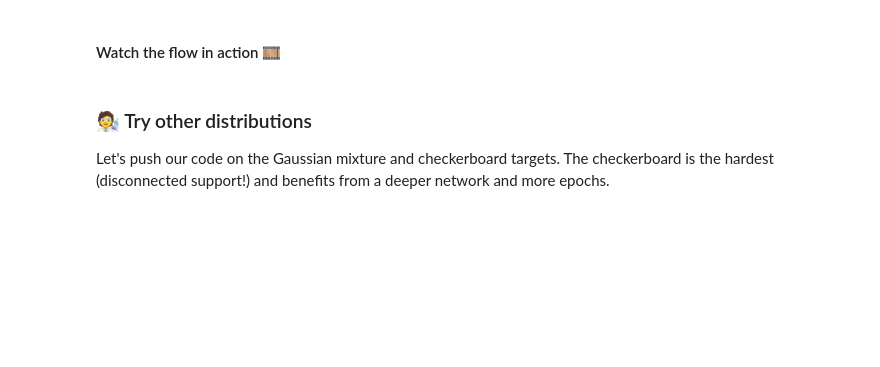
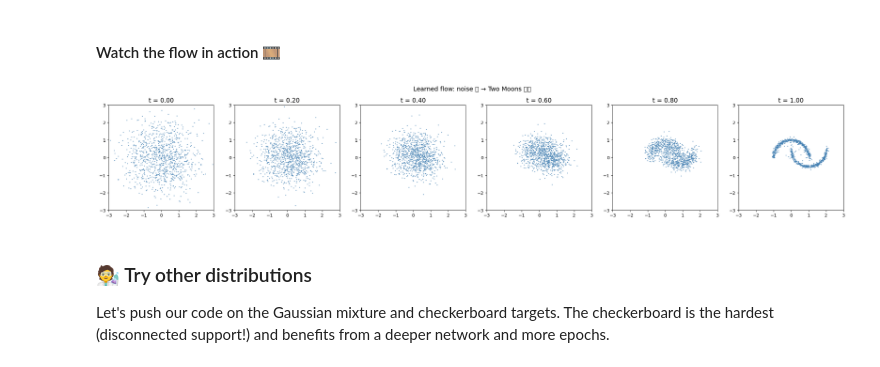
Before and after one commit to francesco-vaselli/NPTwins2026_Hackathon, a Jupyter notebook: 01_flow_matching_fundamentals_solution.ipynb, the cells around one changed output. Cells and saved outputs as stored; diff of their text form; code cells hidden in the pictures; blank space fills up the shorter version.

```diff
--- a/01_flow_matching_fundamentals_solution.ipynb
+++ b/01_flow_matching_fundamentals_solution.ipynb
@@ -509,5 +652,5 @@ test_generate_samples(generate_samples, model_cls=SimpleVectorField);
 # %% [markdown]
 ### 🚀 Train on Two Moons
 # %%
-model_moons   = SimpleVectorField(d=2, hidden_dim=128, n_layers=3).to(device)
-losses_moons  = train_flow_model(model_moons, sample_moons, n_epochs=3000, batch_size=512)
+model_moons   = SimpleVectorField(d=2, hidden_dim=128, n_layers=5).to(device)
+losses_moons  = train_flow_model(model_moons, sample_moons, n_epochs=5000, batch_size=1024)
@@ -537,21 +695,23 @@ plt.tight_layout(); plt.show()
 # %%
 n_vis   = 1000
 x0_vis  = torch.randn(n_vis, 2, device=device)
 
 def model_v_fn(x, t):
     t_tensor = torch.full((x.shape[0], 1), t, device=device)
     return model_moons(x, t_tensor)
 
 _, trajectory = euler_integrate(x0_vis, model_v_fn, n_steps=100)
 
 fig, axes = plt.subplots(1, 6, figsize=(24, 4))
 for ax, idx in zip(axes, [0, 20, 40, 60, 80, 100]):
-    points = trajectory[idx][0].cpu(); t_val = trajectory[idx][1]
+    points = trajectory[idx][0].detach().cpu(); t_val = trajectory[idx][1]
     ax.scatter(points[:, 0], points[:, 1], s=2, alpha=0.5, c='steelblue')
     ax.set_title(f't = {t_val:.2f}', fontsize=14)
     ax.set_xlim(-3, 3); ax.set_ylim(-3, 3); ax.set_aspect('equal')
 plt.suptitle('Learned flow: noise 🌀 → Two Moons 🌙🌙', y=1.02, fontsize=14)
 plt.tight_layout(); plt.show()
+# %% [output]
+[figure, added]
 # %% [markdown]
 ### 🧑‍🔬 Try other distributions
 
```
Also changed, not shown: parts of 27 cells of this notebook, 1 other file.
